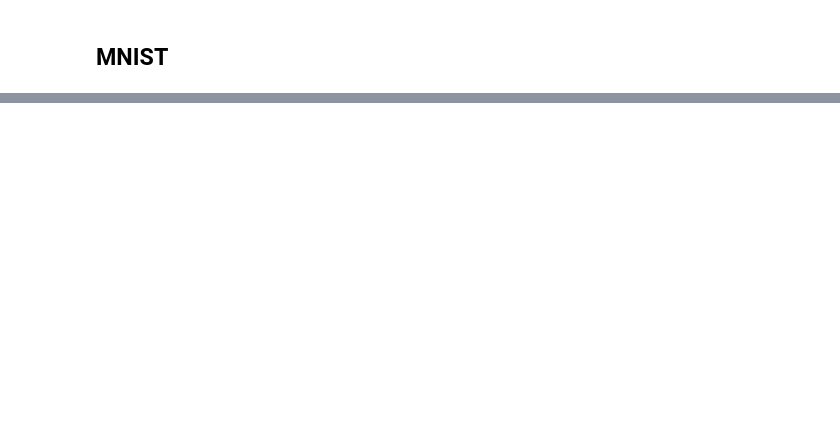
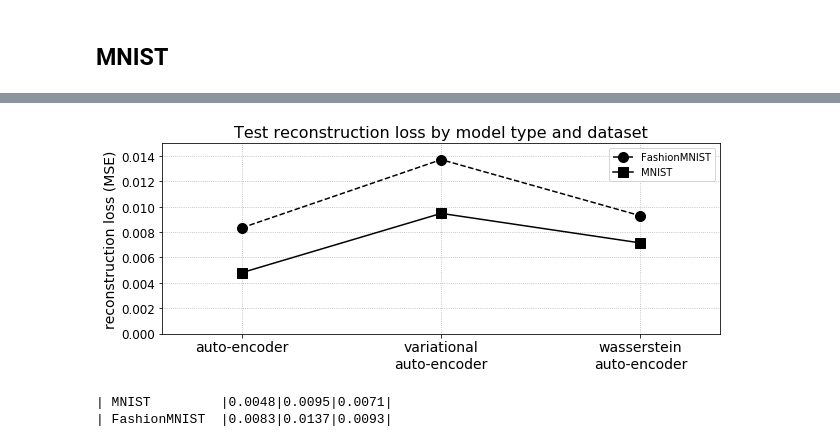
Before and after one commit to sedelmeyer/wasserstein-auto-encoder, a Jupyter notebook: Final_test_losses.ipynb, the cells around one changed output, grey strips where cells are left out. Drawn from its saved outputs; the diff is of its cells as text; code cells hidden in the pictures; blank space fills up the shorter version.

```diff
--- a/Final_test_losses.ipynb
+++ b/Final_test_losses.ipynb
@@ -278,19 +303,22 @@ VAE final reconstruction loss 0.009450603276491165 on MNIST
 # %%
+%%time
+
 #WAE
 encoder, decoder = EncoderD(args), Decoder(args)
 encoder.eval()
 decoder.eval()
 
 # load encoder and decoder weights from checkpoint
-enc_checkpoint = torch.load('save/WAEgan_encoder-best.pth')
+enc_checkpoint = torch.load('save/WAEgan_encoder-best_mnist.pth')
 encoder.load_state_dict(enc_checkpoint)
 
-dec_checkpoint = torch.load('save/WAEgan_decoder-best.pth')
+dec_checkpoint = torch.load('save/WAEgan_decoder-best_mnist.pth')
 decoder.load_state_dict(dec_checkpoint)
 
 for images, _ in test_loader:
     z_hat = encoder(images)
     x_hat = decoder(z_hat)
-    test_recon_loss = criterion(x_hat, images)
-    print('WAE final reconstruction loss {} on {}'.format(test_recon_loss.data.item(), dataset))
+    wae_MNIST_test_recon_loss = criterion(x_hat, images)
+    print('WAE final reconstruction loss {} on {}'.format(wae_MNIST_test_recon_loss.data.item(),
+                                                          dataset))
 # %% [output]
@@ -297,0 +345,29 @@ WAE final reconstruction loss 0.007124471943825483 on MNIST
+# %%
+fs=16
+fig = plt.figure(figsize=(10,3.5))
+
+plt.plot(model_list, fmnist_loss, "ko--", markersize=10, label="FashionMNIST")
+plt.plot(model_list, mnist_loss, "ks-", markersize=10, label="MNIST")
+# plt.xlabel("model type", fontsize=fs)
+plt.title("Test reconstruction loss by model type and dataset", fontsize=fs)
+plt.xticks(fontsize=fs-2)
+plt.yticks(fontsize=fs-4)
+plt.ylabel("reconstruction loss (MSE)", fontsize=fs-2)
+plt.ylim(bottom=0, top=0.015)
+plt.margins(x=.2)
+plt.grid(linestyle=":")
+plt.legend(loc=1)
+plt.savefig("./images/reconstruction_loss.png", bbox_inches = 'tight', pad_inches = 0)
+plt.show()
+# %% [output]
+[figure, added]
+# %%
+print("| MNIST \t|{0:.4f}|{1:.4f}|{2:.4f}|".format(mnist_loss[0],
+                                                   mnist_loss[1],
+                                                   mnist_loss[2]))
+print("| FashionMNIST \t|{0:.4f}|{1:.4f}|{2:.4f}|".format(fmnist_loss[0],
+                                                          fmnist_loss[1],
+                                                          fmnist_loss[2]))
+# %% [output]
+| MNIST         |0.0048|0.0095|0.0071|
+| FashionMNIST  |0.0083|0.0137|0.0093|
```
Also changed, not shown: parts of 8 cells of this notebook, 3 other files.
